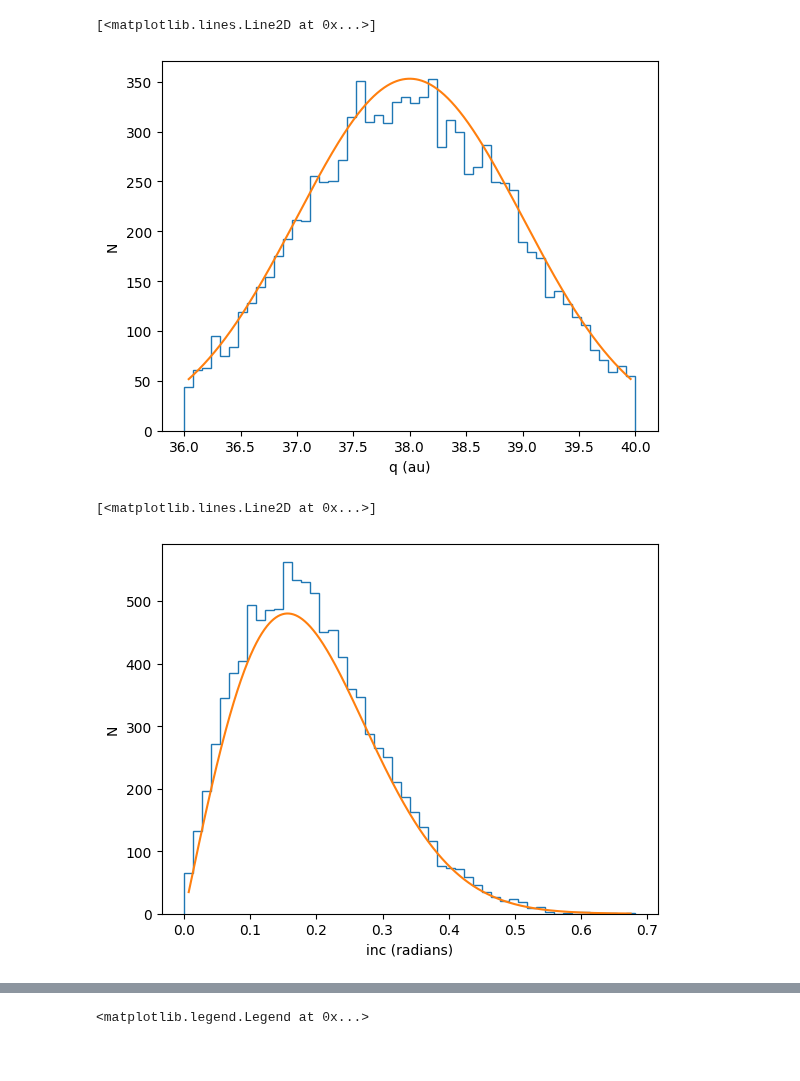
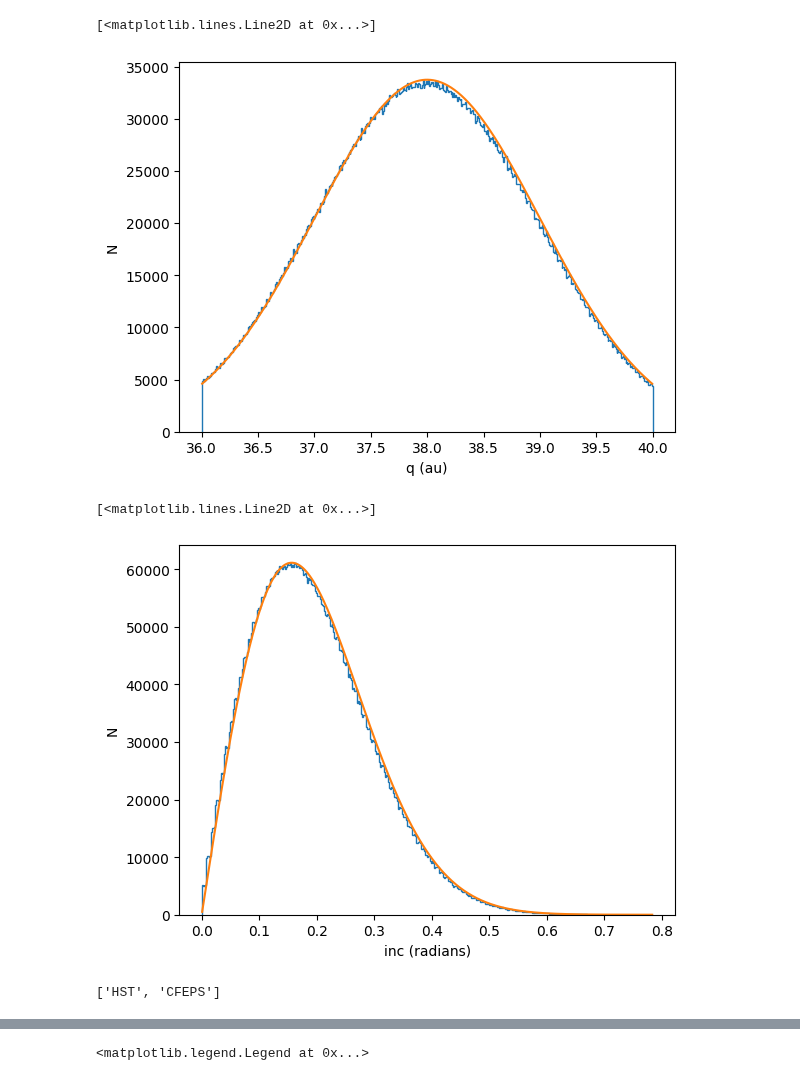
Before and after one commit to ijiraq/SurveySimulator, a Jupyter notebook: python_examples/HST_Test.ipynb, the cells around one changed output, grey strips where cells are left out. Drawn from its saved outputs; the diff is of its cells as text; code cells hidden in the pictures.

```diff
--- a/python_examples/HST_Test.ipynb
+++ b/python_examples/HST_Test.ipynb
@@ -118,10 +138,10 @@ class Hot(models.Implanted):
         return self.distributions.truncated_sin_normal(0.0, 9.0/57.3, 0.0, 45/57.3) * units.radian
 # %%
 # confirm that the 'q' distribution looks like what we want.
-hot = Hot(size=10000)
-import scipy
+hot = Hot(size=10000000)
+# import scipy
 from matplotlib import pyplot  as plt
-n = plt.hist(hot.q, histtype='step', bins=50)
+n = plt.hist(hot.q, histtype='step', bins=500)
 plt.xlabel('q (au)')
 plt.ylabel('N')
 # expected function, normalized to match the histogram bins from the model
@@ -130,21 +150,23 @@ n = (numpy.exp(-(x - hot.q_centre) ** 2 / (2 * hot.q_width ** 2))) * numpy.array
 plt.plot(x, n)
 # %% [output]
 [<matplotlib.lines.Line2D at 0x...>]
-[figure, old version]
+[figure, new version]
 # %%
 # confirm that the 'inc' distribution looks like what we want.
-import scipy
+# import scipy
 from matplotlib import pyplot  as plt
-n = plt.hist(hot.inc, histtype='step', bins=50)
+n = plt.hist(hot.inc, histtype='step', bins=500)
+peak = numpy.array(n[0]).max()
 plt.xlabel('inc (radians)')
 plt.ylabel('N')
 # expected function, normalized to match the histogram bins from the model
 x =  numpy.linspace((n[1][0]+n[1][1])/2, (n[1][-1]+n[1][-2])/2, 1000) * units.radian
-n = numpy.sin(x)*(numpy.exp(-x ** 2 / (2 * (9/57.3*units.radian)** 2))) * (numpy.array(n[0])/numpy.sin(n[1][1:])).max()
+n = numpy.sin(x)*(numpy.exp(-x ** 2 / (2 * (9/57.3*units.radian)** 2)))
+n = peak*n/n.max()
 plt.plot(x, n)
 # %% [output]
 [<matplotlib.lines.Line2D at 0x...>]
-[figure, old version]
+[figure, new version]
 # %%
 # to determine if an object was detectable we use an OSSSSim object, initializing it with the name of directory holding the
 # survey characterization of interest.
@@ -152,3 +174,7 @@ ssim = OSSSSim(characterization_directory=os.path.join(CHARACTERIZATION_DIR,'HST
+# %%
+os.listdir(CHARACTERIZATION_DIR)
+# %% [output]
+['HST', 'CFEPS']
 # %%
 model = Hot(size=100000)
 # %%
```
Also changed, not shown: parts of 3 cells of this notebook.
